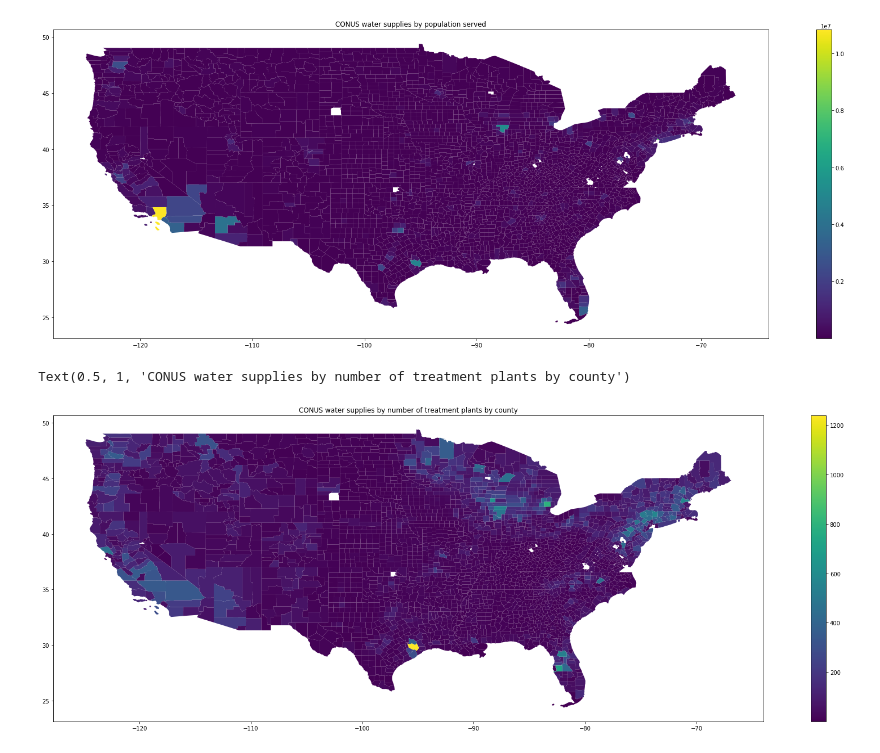
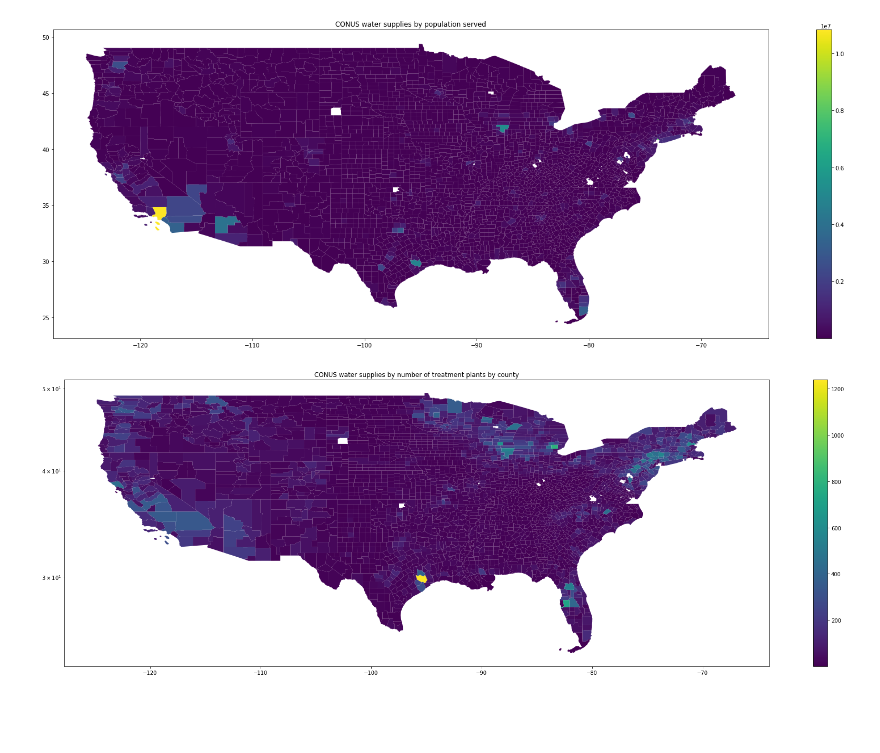
Before and after one commit to noahgarfinkle/otaku, a Jupyter notebook: Water Systems.ipynb, the cells around one changed output. Saved outputs shown, nothing was run; the diff lists cells and outputs as text; code cells hidden in the pictures; blank space fills up the shorter version.

```diff
--- a/Water Systems.ipynb
+++ b/Water Systems.ipynb
@@ -267,7 +267,7 @@ Text(0.5, 1, 'CONUS water supplies by population served')
 # %%
 fig,ax = plt.subplots(figsize=(30,10))
 gdf_USCountyWaterSupplies.cx[-125:-50, 20:60].plot("PWS ID",ax=ax,legend="True")
 ax.set_title("CONUS water supplies by number of treatment plants by county")
+ax.set_yscale("log")
 # %% [output]
-Text(0.5, 1, 'CONUS water supplies by number of treatment plants by county')
-[figure, old version]
+[figure, new version]
```
Also changed, not shown: parts of 1 cell of this notebook.
